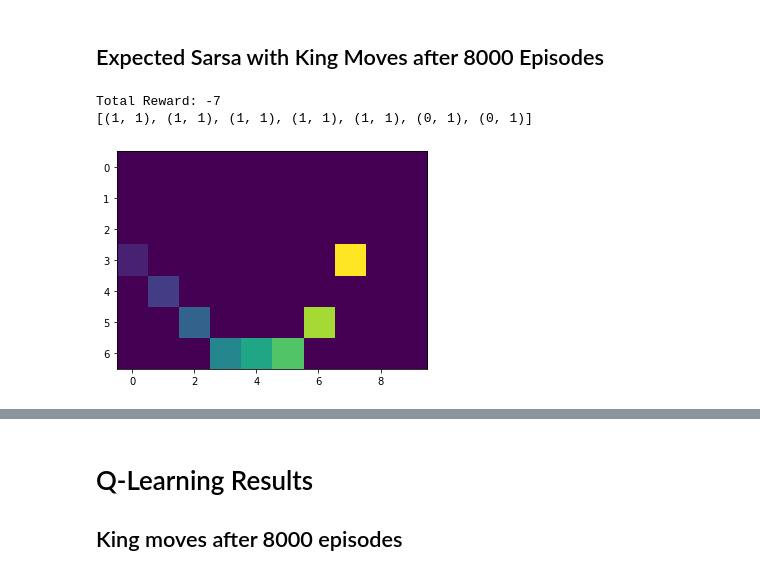
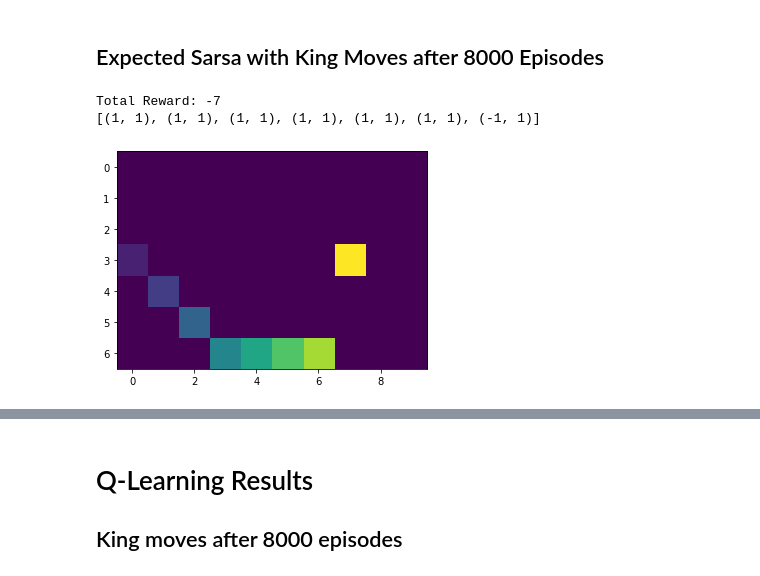
Before and after one commit to MaraTomasek/ML-Notebooks, a Jupyter notebook: Reinforcement_Learning/SARSA_QLearning.ipynb, the cells around one changed output, grey strips where cells are left out. Drawn from its saved outputs; the diff is of its cells as text; code cells hidden in the pictures.

Commit message:
fixed issue where expected_sarsa plot used wrong Q values

```diff
--- a/Reinforcement_Learning/SARSA_QLearning.ipynb
+++ b/Reinforcement_Learning/SARSA_QLearning.ipynb
@@ -390,14 +390,14 @@ Total Reward: -7
 # %%
 setup(king_moves, stochastic=False)
 Q_ke, u = expected_sarsa(grid, 8000)
-path    = trace(grid, Q_kn)
+path    = trace(grid, Q_ke)
 grid.show_path(path)
 print(f"Total Reward: {-len(path)}")
 print(path)
 # %% [output]
 Total Reward: -7
-[(1, 1), (1, 1), (1, 1), (1, 1), (1, 1), (0, 1), (0, 1)]
+[(1, 1), (1, 1), (1, 1), (1, 1), (1, 1), (1, 1), (-1, 1)]
-[figure, old version]
+[figure, new version]
 # %%
 plt.plot(np.arange(len(u)), u)
 plt.xlabel("episode")
```
Also changed, not shown: parts of 5 cells of this notebook.
